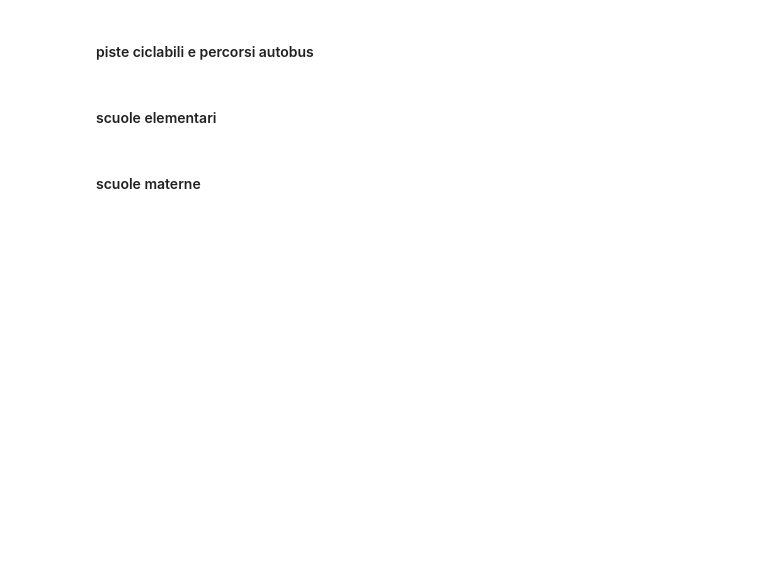
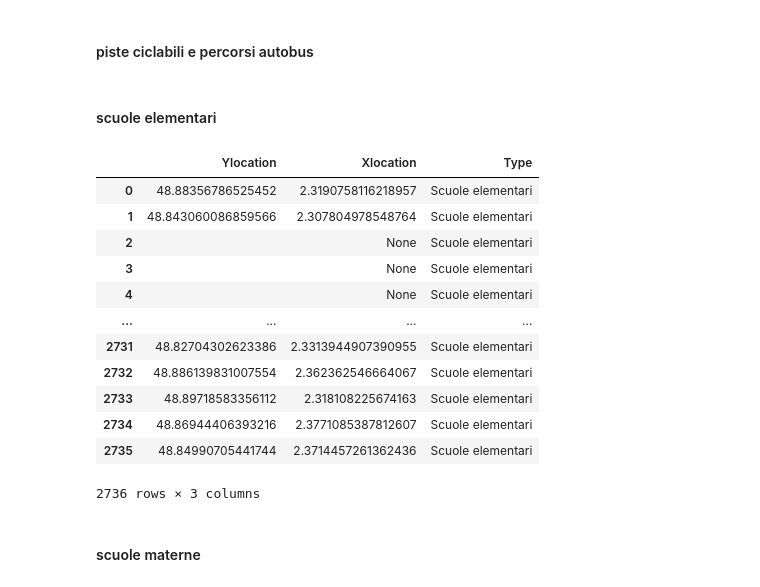
Before and after one commit to EdoPassa/Data_Science_Project_ITS_TTF_2022-23, a Jupyter notebook: Data Mining/dsProject/Data_Mining_Parigi.ipynb, the cells around one changed output. Drawn from its saved outputs; the diff is of its cells as text; code cells hidden in the pictures; blank space fills up the shorter version.

```diff
--- a/Data Mining/dsProject/Data_Mining_Parigi.ipynb
+++ b/Data Mining/dsProject/Data_Mining_Parigi.ipynb
@@ -85,7 +80,22 @@ df_piste_cic_percorsi_autobus_mod['Type'] = 'Piste ciclabili / Percorsi autobus'
 # %%
 df_elementari_parigi_mod = df_elementari_parigi['geo_point_2d'].str.split(',', expand=True)
 df_elementari_parigi_mod = df_elementari_parigi_mod.rename(columns={0: 'Ylocation', 1: 'Xlocation'})
 df_elementari_parigi_mod['Type'] = 'Scuole elementari'
+df_elementari_parigi_mod
+# %% [output]
+|  | Ylocation | Xlocation | Type |
+| 0 | 48.88356786525452 | 2.3190758116218957 | Scuole elementari |
+| 1 | 48.843060086859566 | 2.307804978548764 | Scuole elementari |
+| 2 |  | None | Scuole elementari |
+| 3 |  | None | Scuole elementari |
+| 4 |  | None | Scuole elementari |
+| ... | ... | ... | ... |
+| 2731 | 48.82704302623386 | 2.3313944907390955 | Scuole elementari |
+| 2732 | 48.886139831007554 | 2.362362546664067 | Scuole elementari |
+| 2733 | 48.89718583356112 | 2.318108225674163 | Scuole elementari |
+| 2734 | 48.86944406393216 | 2.3771085387812607 | Scuole elementari |
+| 2735 | 48.84990705441744 | 2.3714457261362436 | Scuole elementari |
+2736 rows × 3 columns
 # %% [markdown]
 #### scuole materne
 # %%
```
Also changed, not shown: parts of 14 cells of this notebook.
